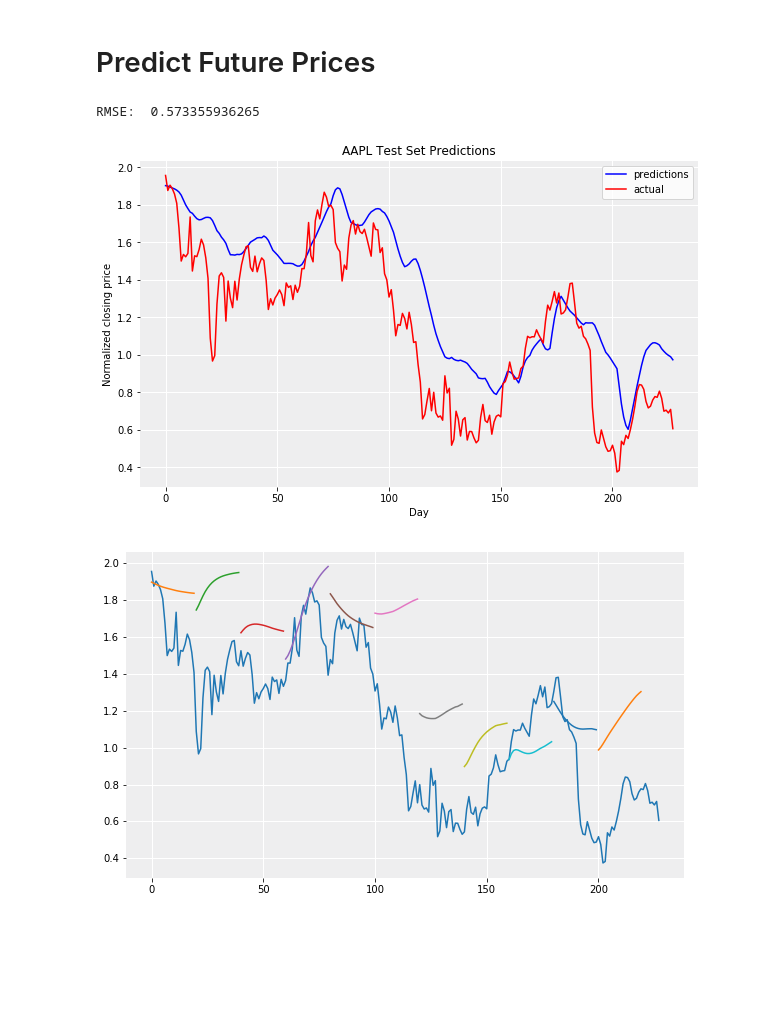
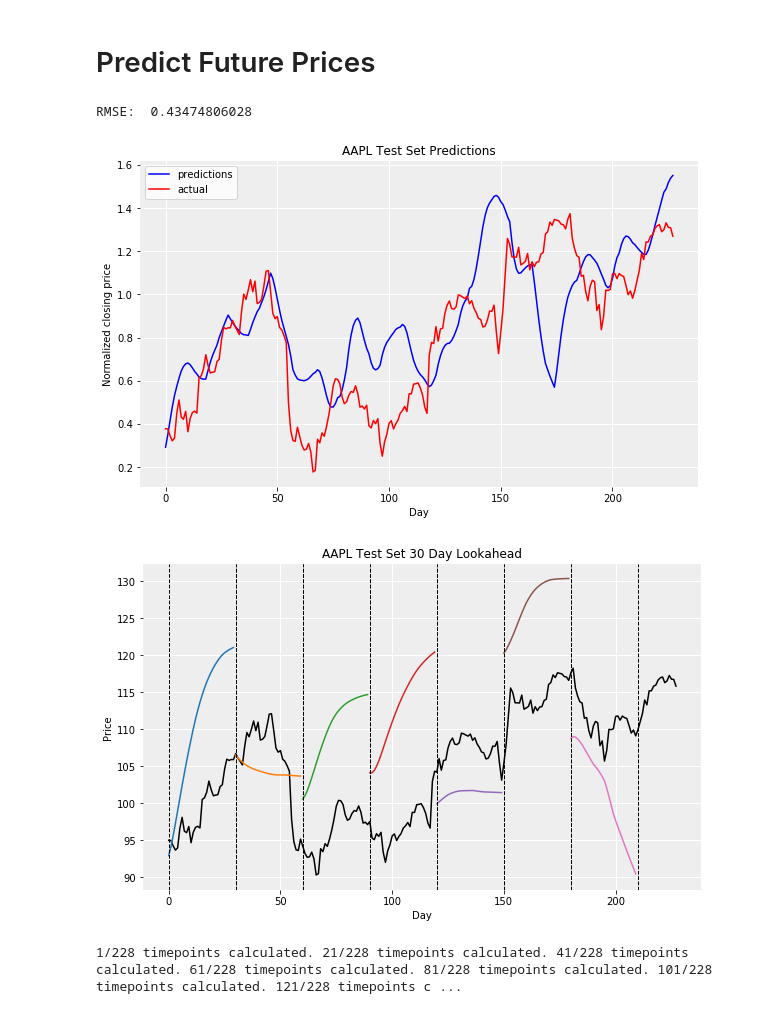
Before and after one commit to munozalexander/Stock-Prediction, a Jupyter notebook: Stock_Prediction.ipynb, the cells around one changed output. Drawn from its saved outputs; the diff is of its cells as text; code cells hidden in the pictures; blank space fills up the shorter version.

Commit message:
buy/sell decisions implemented

```diff
--- a/Stock_Prediction.ipynb
+++ b/Stock_Prediction.ipynb
@@ -68,15 +71,15 @@ def prep_data(ticker,
     news_df.index = pd.to_datetime(news_df.index)
     econ_df = pd.read_csv(econ_file, index_col=0)
     econ_df.index = pd.to_datetime(econ_df.index)
-    reddit_df = pd.read_csv(reddit_file, index_col=0).avg
+    reddit_df = pd.read_csv(reddit_file, index_col=0)
     reddit_df.index = pd.to_datetime(reddit_df.index)
-    return_df = pd.DataFrame(columns=[stock_df.name]+list(news_df.columns)+\
-                             list(econ_df.columns)+[reddit_df.name])
+    return_df = pd.DataFrame(columns=[stock_df.name]+['stock_'+a for a in list(news_df.columns)]+\
+                             list(econ_df.columns)+['market_'+a for a in list(reddit_df.columns)])
 
     # clip price data that doesn't have news coverage or reddit coverage
     d0, d1 = news_df.index[0].date(), news_df.index[1].date()
-    startdate, enddate = d0-(d1-d0), reddit_df.index[-2].date()
-    stock_df = stock_df.loc[startdate:enddate]
+    startdate = d0-(d1-d0)
+    stock_df = stock_df.loc[startdate:]
 
     # iterate through rows, aggregating all data and appending to return_df
     for row_num in range(stock_df.shape[0]):
@@ -85,11 +88,12 @@ def prep_data(ticker,
         new_row += [stock_df.iloc[row_num]]
         new_row += list(news_df.loc[earliest_date_after(stock_date, news_df.index),:])
         new_row += list(econ_df.loc[latest_date_before(stock_date, econ_df.index),:])
-        new_row += [reddit_df.loc[earliest_date_after(stock_date, reddit_df.index)]]
+        new_row += list(reddit_df.loc[earliest_date_after(stock_date, reddit_df.index),:])
         return_df.loc[stock_date] = new_row
         if row_num % 100 == 0:
             print "%i/%i rows done." % (row_num, stock_df.shape[0]),
-    print "%s dataframe prepped." % ticker
+    print "\n%s dataframe prepped. %i timepoints, each with %i features." % \
+          (ticker, return_df.shape[0], return_df.shape[1])
     return return_df
 
 # practice with AAPL stock data
@@ -206,8 +227,8 @@ a.set_title('AAPL Test Set Predictions')
 plt.legend()
 plt.show()
 # %% [output]
-RMSE:  0.573355936265
+RMSE:  0.43474806028
-[figure, old version]
+[figure, new version]
 # %%
 def predict_days(startday, days_topredict, data, model):
     ''' starting from startday predict days_topredict stock prices '''
@@ -221,12 +242,53 @@ def predict_days(startday, days_topredict, data, model):
         curr_data = np.vstack((curr_data[1:,:], new_row))
     return predictions
 # %%
-days = 20
+# predict multiple days in future and plot price projection path
+days = 30
 f, a = simple_ax(figsize=(10,6))
-a.plot(y_test)
+a.plot(inv_price_transform(y_test,scaler), c='k')
 for segment in range(int(len(y_test)/days)):
     predictions = predict_days(segment*days, days, X_test, model)
-    a.plot(range(segment*days, segment*days+days), predictions)
+    a.plot(range(segment*days, segment*days+days), inv_price_transform(predictions, scaler))
+    a.axvline(segment*days, c='k', linestyle='dashed', linewidth=1)
+    a.axvline(segment*days+days, c='k', linestyle='dashed', linewidth=1)
+a.set_xlabel('Day')
+a.set_ylabel('Price')
+a.set_title('AAPL Test Set 30 Day Lookahead')
 plt.show()
 # %% [output]
-[figure, old version]
+[figure, new version]
+# %%
+def decide_buy_sell(startpoint, days_topredict, data, model, return_threshold):
+    '''
+    predict future prices and return a market decision
+    - returns True: "buy long"
+    - returns False: "sell short"
+    - returns None: "do nothing"
+    '''
+    predictions = predict_days(startpoint, days_topredict, data, model)
+    startprice, maxprice, minprice = predictions[0], max(predictions), min(predictions)
+    buyreturn = (maxprice-startprice)/startprice
+    sellreturn = (startprice-minprice)/startprice
+    if buyreturn>=sellreturn and buyreturn>=return_threshold:
+        return True
+    elif sellreturn>buyreturn and sellreturn>=return_threshold:
+        return False
+    return None
+
+def walk_buy_sell(data, model, return_threshold=.05, days_topredict=30):
+    ''' walk data making buy/sell decisions '''
+    buy_dates, sell_dates = [], []
+    for t in range(len(y_test)):
+        decision = decide_buy_sell(t, days_topredict, data, model, return_threshold)
+        if decision is True:
+            buy_dates.append(t)
+        elif decision is False:
+            sell_dates.append(t)
+        if t%20==0:
+            print "%i/%i timepoints calculated." % (t+1,len(y_test)),
+    print "Data walk complete."
+    return buy_dates, sell_dates
+
+buy_dates, sell_dates = walk_buy_sell(X_test, model, return_threshold=0.5, days_topredict=30)
+# %% [output]
+1/228 timepoints calculated. 21/228 timepoints calculated. 41/228 timepoints calculated. 61/228 timepoints calculated. 81/228 timepoints calculated. 101/228 timepoints calculated. 121/228 timepoints c ...
```
Also changed, not shown: parts of 10 cells of this notebook, 25 other files.
